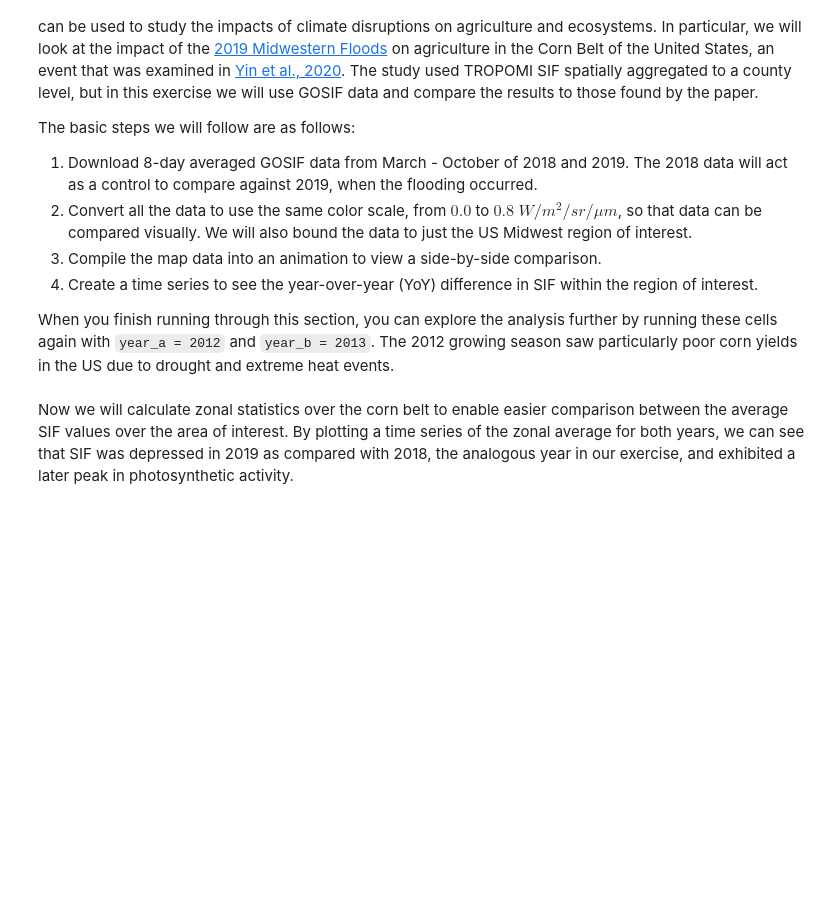
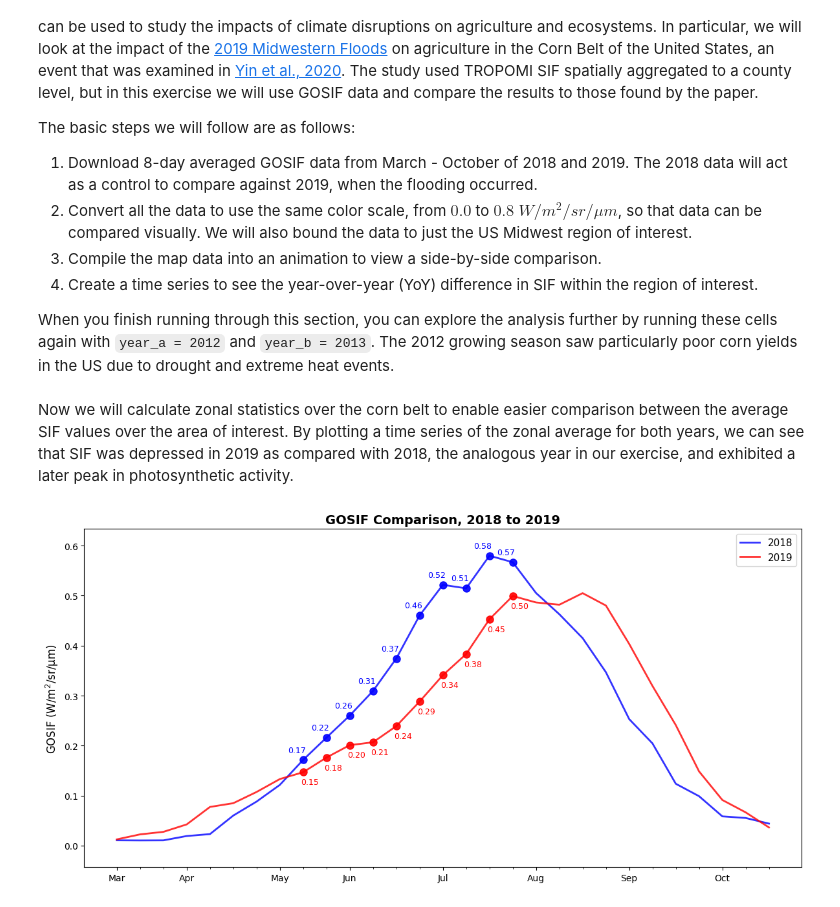
Before and after one commit to jackiryan/SIF-ARSET, a Jupyter notebook: notebooks/gosif.ipynb, the cells around one changed output. Cells and saved outputs as stored; diff of their text form; code cells hidden in the pictures; blank space fills up the shorter version.

Commit message:
Improved presentation of GOSIF comparison plot, added polygon overlay to animation, added discussion of plot

```diff
--- a/notebooks/gosif.ipynb
+++ b/notebooks/gosif.ipynb
@@ -144,31 +147,36 @@ Now we will calculate zonal statistics over the corn belt to enable easier compa
 # %%
 # This is a geojson file from GIS software, you can draw your own shape if you would like to use
 # a different region
 corn_belt_geojson = "corn_belt.geojson"
 data_year_a = []
 data_year_b = []
 doy_list = []
 for date_tuple, gtiff in zip(dates, gosif_geotiffs):
     year = date_tuple[0]
 
     # When setting nodata here, technically we also have to worry about 32766,
     # which is the other special value for ice, but in the case of our region
     # there is no ice to throw off the mean calculation.
     stats = zonal_stats(corn_belt_geojson, gtiff, stats="mean", nodata=32767)
     # the 0-index refers to the mean within the first feature of the geojson file
     zonal_mean = stats[0]["mean"] * gosif_scale_factor
     if year == year_a:
         data_year_a.append(zonal_mean)
         doy_list.append(date_tuple[1])
     elif year == year_b:
         data_year_b.append(zonal_mean)
 
 plot_two_years_comparison(
     doy_list,
     data_year_a,
     year_a,
     data_year_b,
     year_b,
     ylabel="GOSIF (W/m$^2$/sr/μm)",
-    title=f"GOSIF Comparison, {year_a} to {year_b}"
+    title=f"GOSIF Comparison, {year_a} to {year_b}",
+    highlight_start_idx=8,
+    highlight_end_idx=17,
+    label_offset=0.02
 )
+# %% [output]
+[figure, added]
```
Also changed, not shown: parts of 3 cells of this notebook, 3 other files.
